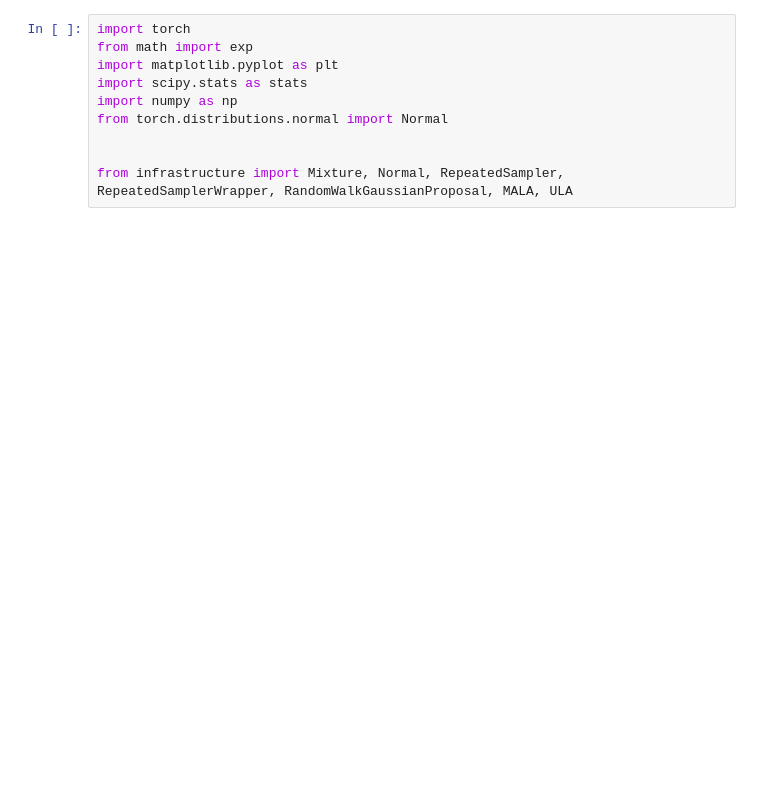
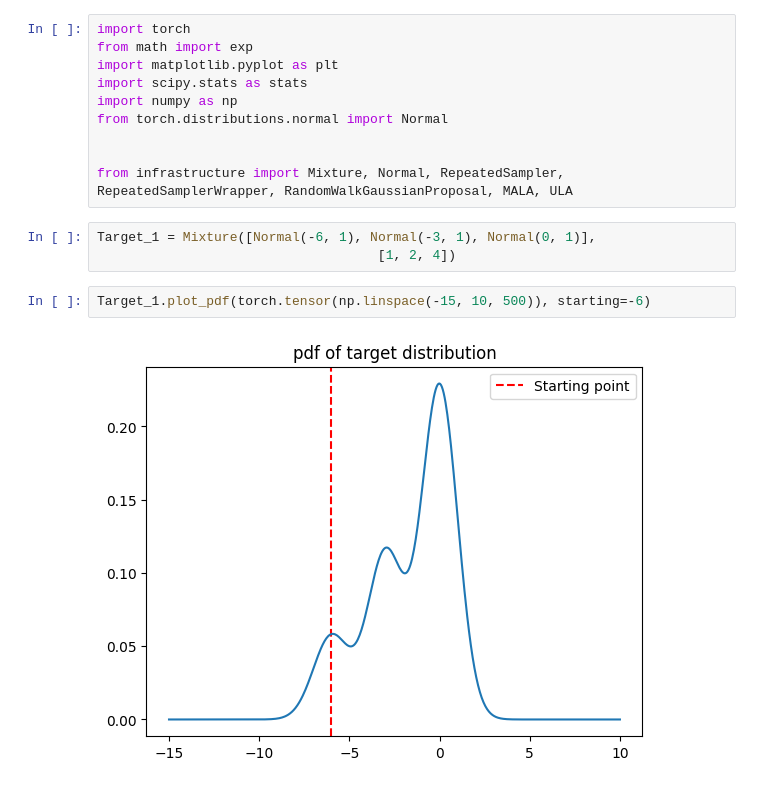
Before and after one commit to justinlau20/Sampling, a Jupyter notebook: plotting/W_dist plot.ipynb, the cells around one changed output. Drawn from its saved outputs; the diff is of its cells as text; blank space fills up the shorter version.

```diff
--- a/plotting/W_dist plot.ipynb
+++ b/plotting/W_dist plot.ipynb
@@ -8,3 +8,10 @@ from torch.distributions.normal import Normal
 
 
 from infrastructure import Mixture, Normal, RepeatedSampler, RepeatedSamplerWrapper, RandomWalkGaussianProposal, MALA, ULA
+# %%
+Target_1 = Mixture([Normal(-6, 1), Normal(-3, 1), Normal(0, 1)],
+                                    [1, 2, 4])
+# %%
+Target_1.plot_pdf(torch.tensor(np.linspace(-15, 10, 500)), starting=-6)
+# %% [output]
+[figure, added]
```
Also changed, not shown: parts of 8 cells of this notebook, 9 other files.
